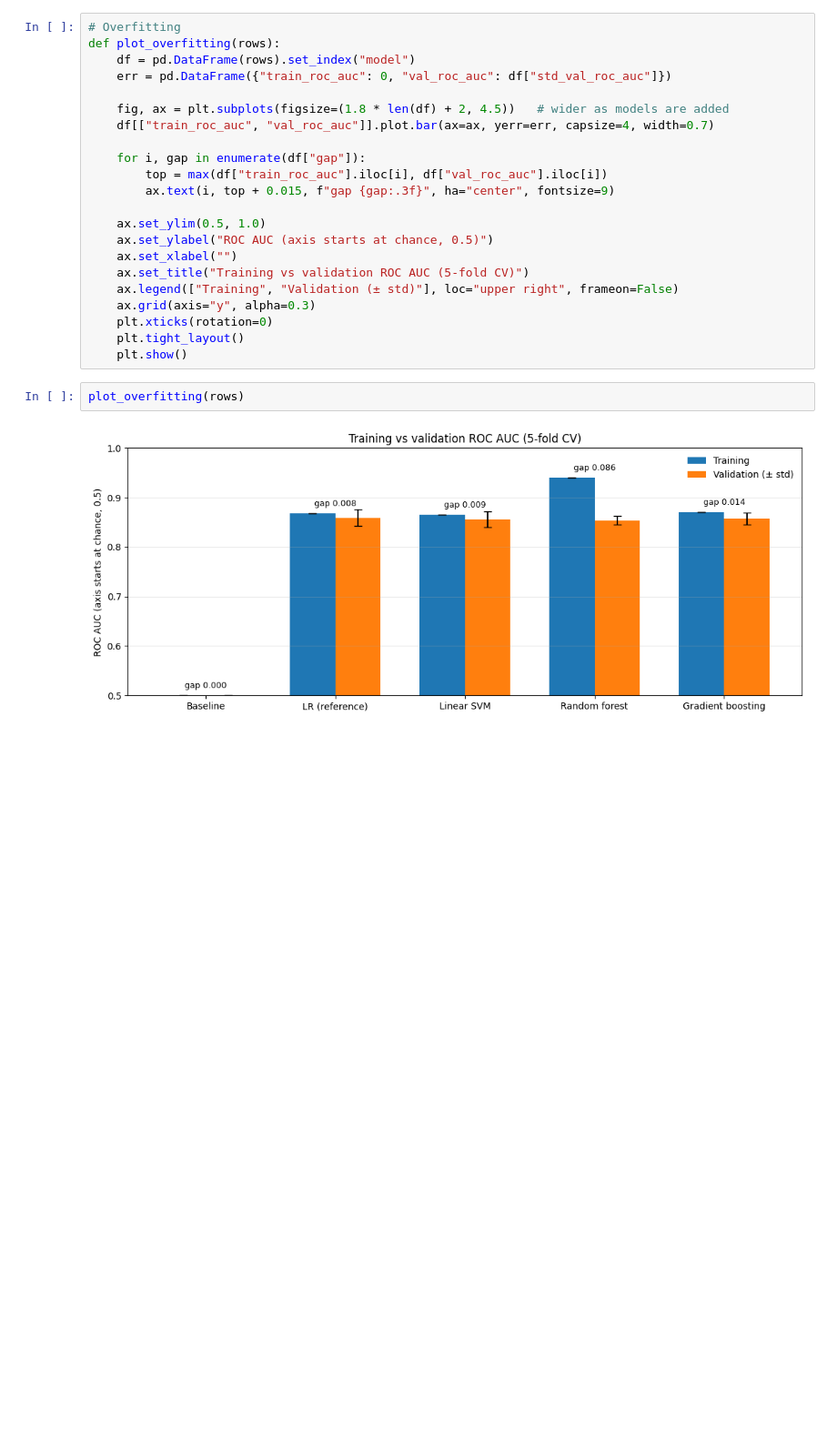
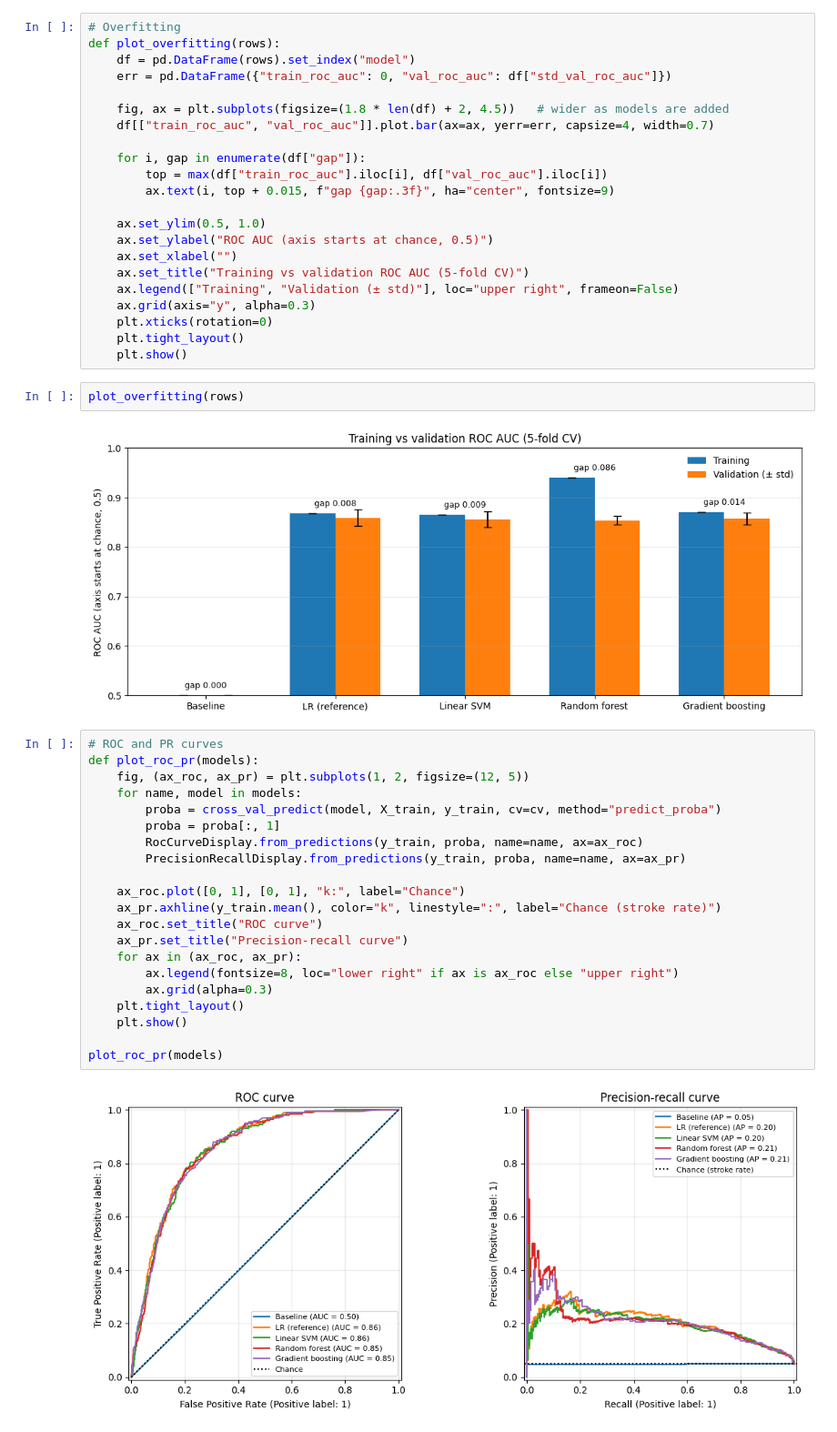
Before and after one commit to Lightfoot7/A.I.-Best-Team, a Jupyter notebook: Main (2).ipynb, the cells around one changed output. Shown at 91% size. Saved outputs shown, nothing was run; the diff lists cells and outputs as text; blank space fills up the shorter version.

```diff
--- a/Main (2).ipynb
+++ b/Main (2).ipynb
@@ -814,6 +815,29 @@ def plot_overfitting(rows):
 plot_overfitting(rows)
 # %% [output]
 [figure]
+# %%
+# ROC and PR curves
+def plot_roc_pr(models):
+    fig, (ax_roc, ax_pr) = plt.subplots(1, 2, figsize=(12, 5))
+    for name, model in models:
+        proba = cross_val_predict(model, X_train, y_train, cv=cv, method="predict_proba")
+        proba = proba[:, 1]
+        RocCurveDisplay.from_predictions(y_train, proba, name=name, ax=ax_roc)
+        PrecisionRecallDisplay.from_predictions(y_train, proba, name=name, ax=ax_pr)
+
+    ax_roc.plot([0, 1], [0, 1], "k:", label="Chance")
+    ax_pr.axhline(y_train.mean(), color="k", linestyle=":", label="Chance (stroke rate)")
+    ax_roc.set_title("ROC curve")
+    ax_pr.set_title("Precision-recall curve")
+    for ax in (ax_roc, ax_pr):
+        ax.legend(fontsize=8, loc="lower right" if ax is ax_roc else "upper right")
+        ax.grid(alpha=0.3)
+    plt.tight_layout()
+    plt.show()
+
+plot_roc_pr(models)
+# %% [output]
+[figure, added]
 # %%
 # Final Test PLEASE ONLY CALL ONCE FOR SELECTED MODEL
 
```
Also changed, not shown: parts of 5 cells of this notebook.
